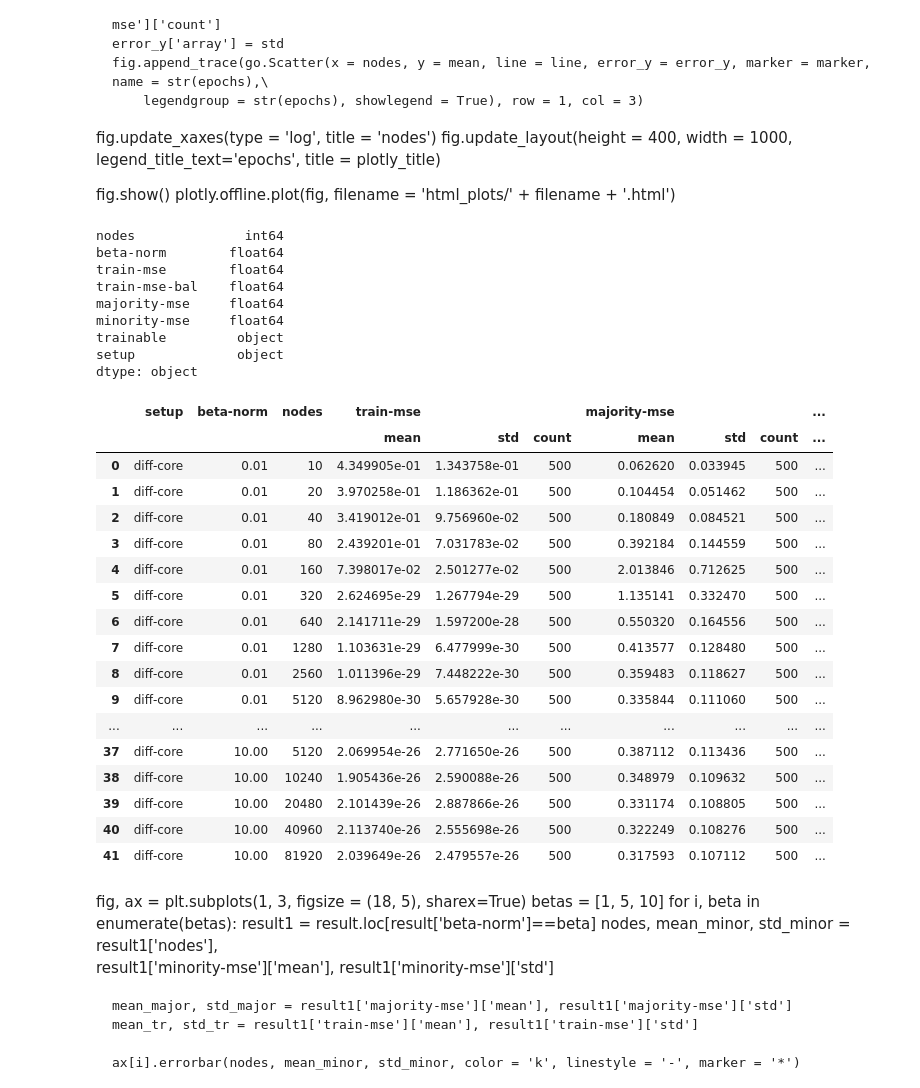
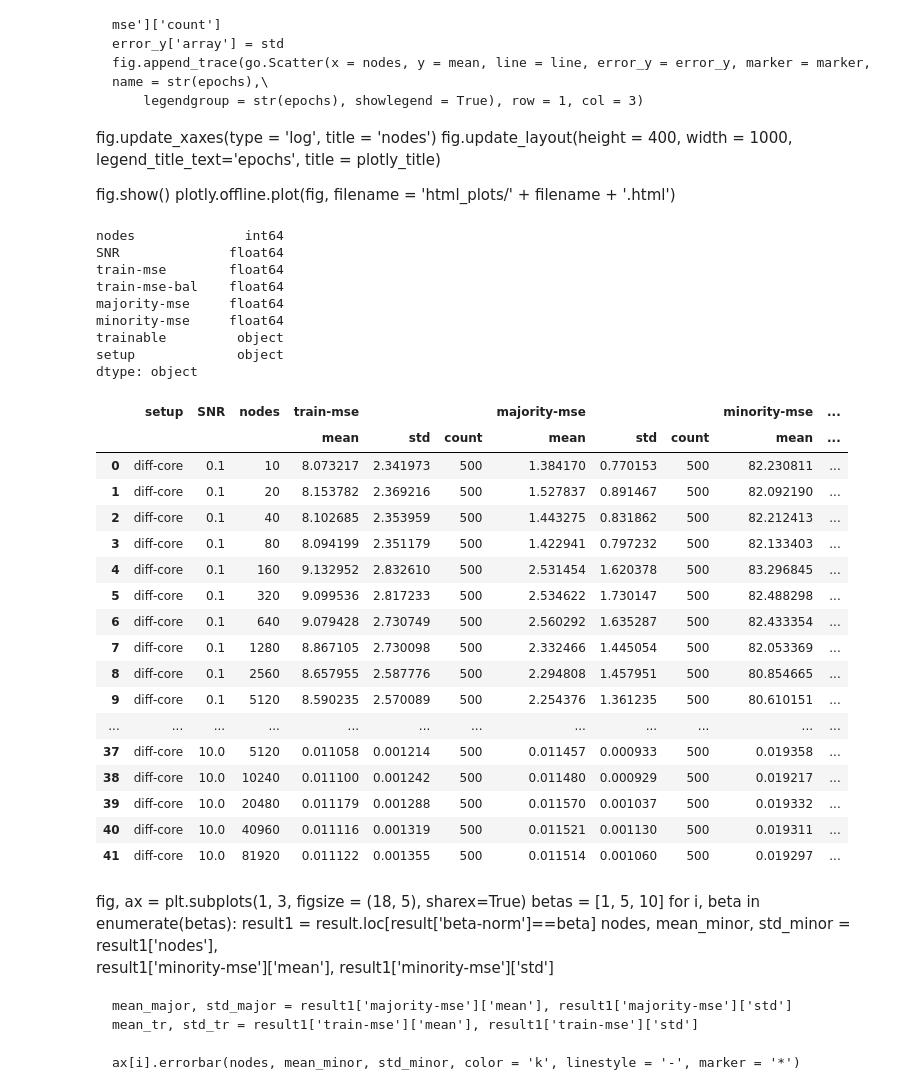
Before and after one commit to smaityumich/overparameterized-group-fairness, a Jupyter notebook: plots.ipynb, the cells around one changed output. Drawn from its saved outputs; the diff is of its cells as text; code cells hidden in the pictures.

```diff
--- a/plots.ipynb
+++ b/plots.ipynb
@@ -108,7 +108,7 @@ import pandas as pd
 import numpy as np
 import matplotlib.pyplot as plt
 from matplotlib.lines import Line2D
-with open('summary/mse3.txt', 'r') as f:
+with open('summary/mse4.txt', 'r') as f:
     out = f.read()
 out = re.split(r'\n', out)
 dict_list = []
@@ -126,7 +126,7 @@ df.dtypes
 #df1 = df.loc[df['epochs'] == 5000]
 # %% [output]
 nodes              int64
-beta-norm        float64
+SNR              float64
 train-mse        float64
 train-mse-bal    float64
 majority-mse     float64
@@ -137,29 +137,29 @@ dtype: object
 # %%
 measure = ['train-mse', 'majority-mse', 'minority-mse']
 agg_dict = dict()
 for key in measure:
     agg_dict[key] = ['mean', 'std', 'count']
-result = df.groupby(['setup', 'beta-norm',  'nodes'], as_index=False).agg(agg_dict)
+result = df.groupby(['setup', 'SNR',  'nodes'], as_index=False).agg(agg_dict)
 result.loc[result['setup']=='diff-core']
 # %% [output]
-|  | setup | beta-norm | nodes | train-mse |  |  | majority-mse |  |  | ... |
-|  |  |  |  | mean | std | count | mean | std | count | ... |
-| 0 | diff-core | 0.01 | 10 | 4.349905e-01 | 1.343758e-01 | 500 | 0.062620 | 0.033945 | 500 | ... |
-| 1 | diff-core | 0.01 | 20 | 3.970258e-01 | 1.186362e-01 | 500 | 0.104454 | 0.051462 | 500 | ... |
-| 2 | diff-core | 0.01 | 40 | 3.419012e-01 | 9.756960e-02 | 500 | 0.180849 | 0.084521 | 500 | ... |
-| 3 | diff-core | 0.01 | 80 | 2.439201e-01 | 7.031783e-02 | 500 | 0.392184 | 0.144559 | 500 | ... |
-| 4 | diff-core | 0.01 | 160 | 7.398017e-02 | 2.501277e-02 | 500 | 2.013846 | 0.712625 | 500 | ... |
-| 5 | diff-core | 0.01 | 320 | 2.624695e-29 | 1.267794e-29 | 500 | 1.135141 | 0.332470 | 500 | ... |
-| 6 | diff-core | 0.01 | 640 | 2.141711e-29 | 1.597200e-28 | 500 | 0.550320 | 0.164556 | 500 | ... |
-| 7 | diff-core | 0.01 | 1280 | 1.103631e-29 | 6.477999e-30 | 500 | 0.413577 | 0.128480 | 500 | ... |
-| 8 | diff-core | 0.01 | 2560 | 1.011396e-29 | 7.448222e-30 | 500 | 0.359483 | 0.118627 | 500 | ... |
-| 9 | diff-core | 0.01 | 5120 | 8.962980e-30 | 5.657928e-30 | 500 | 0.335844 | 0.111060 | 500 | ... |
-| ... | ... | ... | ... | ... | ... | ... | ... | ... | ... | ... |
-| 37 | diff-core | 10.00 | 5120 | 2.069954e-26 | 2.771650e-26 | 500 | 0.387112 | 0.113436 | 500 | ... |
-| 38 | diff-core | 10.00 | 10240 | 1.905436e-26 | 2.590088e-26 | 500 | 0.348979 | 0.109632 | 500 | ... |
-| 39 | diff-core | 10.00 | 20480 | 2.101439e-26 | 2.887866e-26 | 500 | 0.331174 | 0.108805 | 500 | ... |
-| 40 | diff-core | 10.00 | 40960 | 2.113740e-26 | 2.555698e-26 | 500 | 0.322249 | 0.108276 | 500 | ... |
-| 41 | diff-core | 10.00 | 81920 | 2.039649e-26 | 2.479557e-26 | 500 | 0.317593 | 0.107112 | 500 | ... |
+|  | setup | SNR | nodes | train-mse |  |  | majority-mse |  |  | minority-mse | ... |
+|  |  |  |  | mean | std | count | mean | std | count | mean | ... |
+| 0 | diff-core | 0.1 | 10 | 8.073217 | 2.341973 | 500 | 1.384170 | 0.770153 | 500 | 82.230811 | ... |
+| 1 | diff-core | 0.1 | 20 | 8.153782 | 2.369216 | 500 | 1.527837 | 0.891467 | 500 | 82.092190 | ... |
+| 2 | diff-core | 0.1 | 40 | 8.102685 | 2.353959 | 500 | 1.443275 | 0.831862 | 500 | 82.212413 | ... |
+| 3 | diff-core | 0.1 | 80 | 8.094199 | 2.351179 | 500 | 1.422941 | 0.797232 | 500 | 82.133403 | ... |
+| 4 | diff-core | 0.1 | 160 | 9.132952 | 2.832610 | 500 | 2.531454 | 1.620378 | 500 | 83.296845 | ... |
+| 5 | diff-core | 0.1 | 320 | 9.099536 | 2.817233 | 500 | 2.534622 | 1.730147 | 500 | 82.488298 | ... |
+| 6 | diff-core | 0.1 | 640 | 9.079428 | 2.730749 | 500 | 2.560292 | 1.635287 | 500 | 82.433354 | ... |
+| 7 | diff-core | 0.1 | 1280 | 8.867105 | 2.730098 | 500 | 2.332466 | 1.445054 | 500 | 82.053369 | ... |
+| 8 | diff-core | 0.1 | 2560 | 8.657955 | 2.587776 | 500 | 2.294808 | 1.457951 | 500 | 80.854665 | ... |
+| 9 | diff-core | 0.1 | 5120 | 8.590235 | 2.570089 | 500 | 2.254376 | 1.361235 | 500 | 80.610151 | ... |
+| ... | ... | ... | ... | ... | ... | ... | ... | ... | ... | ... | ... |
+| 37 | diff-core | 10.0 | 5120 | 0.011058 | 0.001214 | 500 | 0.011457 | 0.000933 | 500 | 0.019358 | ... |
+| 38 | diff-core | 10.0 | 10240 | 0.011100 | 0.001242 | 500 | 0.011480 | 0.000929 | 500 | 0.019217 | ... |
+| 39 | diff-core | 10.0 | 20480 | 0.011179 | 0.001288 | 500 | 0.011570 | 0.001037 | 500 | 0.019332 | ... |
+| 40 | diff-core | 10.0 | 40960 | 0.011116 | 0.001319 | 500 | 0.011521 | 0.001130 | 500 | 0.019311 | ... |
+| 41 | diff-core | 10.0 | 81920 | 0.011122 | 0.001355 | 500 | 0.011514 | 0.001060 | 500 | 0.019297 | ... |
 # %% [markdown]
 fig, ax = plt.subplots(1, 3, figsize = (18, 5), sharex=True)
 betas = [1, 5, 10]
```
Also changed, not shown: parts of 2 cells of this notebook, 12 other files.
